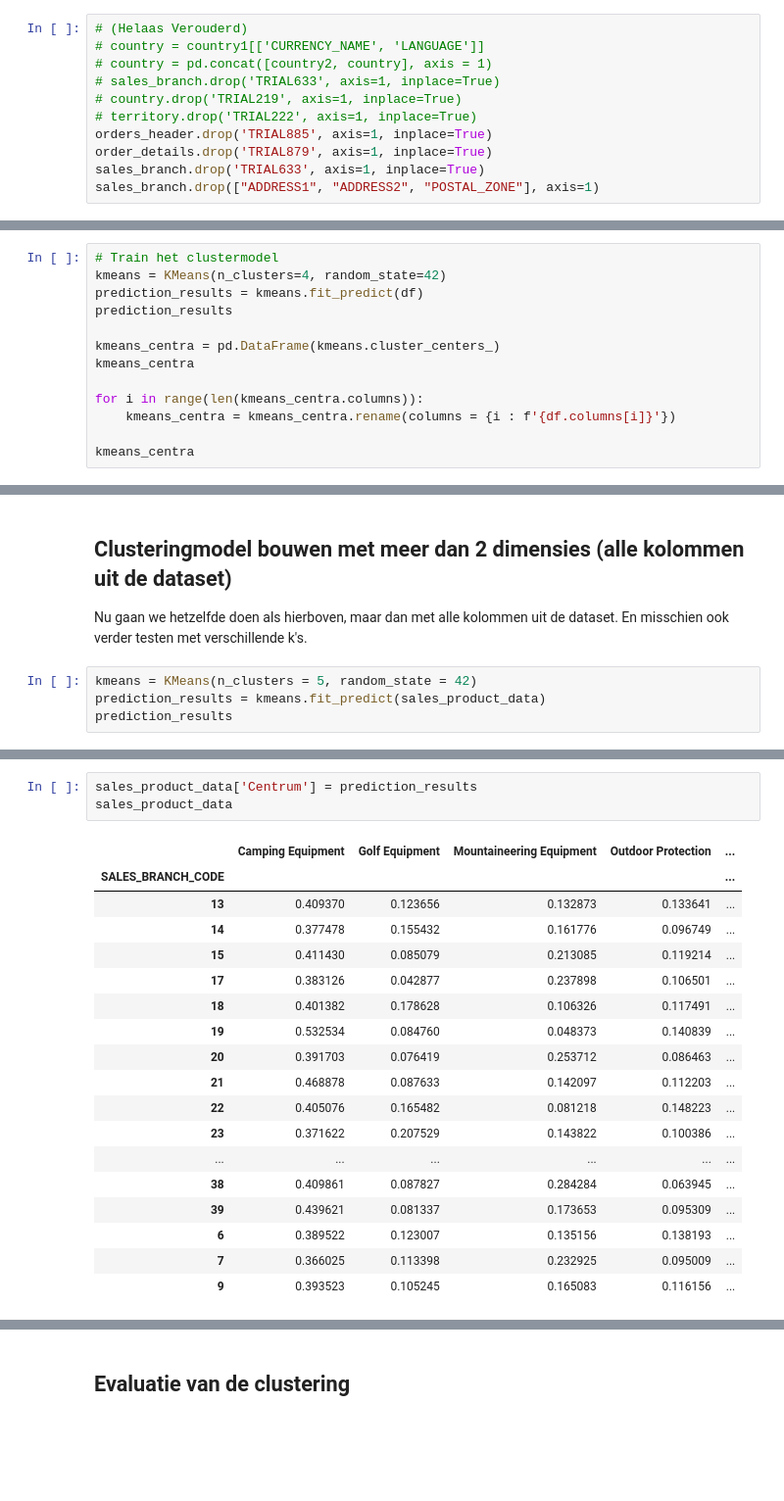
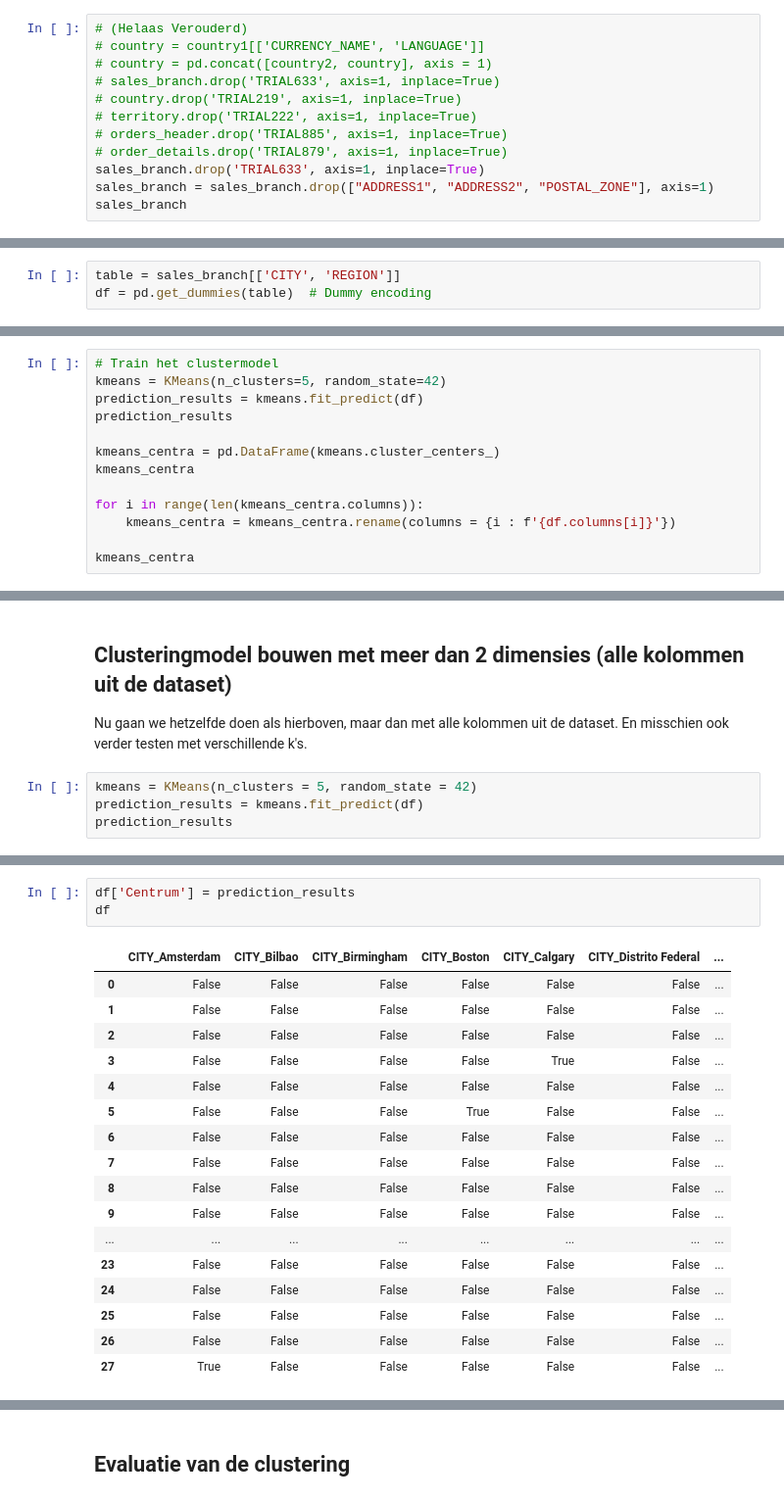
Before and after one commit to Peter-The-Great/DEDS_Portfolio_Week-8, a Jupyter notebook: clusteringmodel.ipynb, the cells around one changed output, grey strips where cells are left out. Shown at 98% size. Cells and saved outputs as stored; diff of their text form; blank space fills up the shorter version.

```diff
--- a/clusteringmodel.ipynb
+++ b/clusteringmodel.ipynb
@@ -324,10 +324,11 @@ Hier gaan we de data van de great outdoors inlezen en bepaalde data dropen.
 # sales_branch.drop('TRIAL633', axis=1, inplace=True)
 # country.drop('TRIAL219', axis=1, inplace=True)
 # territory.drop('TRIAL222', axis=1, inplace=True)
-orders_header.drop('TRIAL885', axis=1, inplace=True)
-order_details.drop('TRIAL879', axis=1, inplace=True)
+# orders_header.drop('TRIAL885', axis=1, inplace=True)
+# order_details.drop('TRIAL879', axis=1, inplace=True)
 sales_branch.drop('TRIAL633', axis=1, inplace=True)
-sales_branch.drop(["ADDRESS1", "ADDRESS2", "POSTAL_ZONE"], axis=1)
+sales_branch = sales_branch.drop(["ADDRESS1", "ADDRESS2", "POSTAL_ZONE"], axis=1)
+sales_branch
 # %% [output]
 |  | SALES_BRANCH_CODE | CITY | REGION | COUNTRY_CODE |
 | 0 | 13 | Hamburg | None | 2 |
@@ -389,3 +352,6 @@ sales_product_data = sales_product_data.groupby('SALES_BRANCH_CODE').aggregate(n
+# %%
+table = sales_branch[['CITY', 'REGION']]
+df = pd.get_dummies(table)  # Dummy encoding
 # %% [markdown]
 ## Clusteringmodel bouwen met 2 dimensies
 
@@ -421,7 +384,7 @@ table
 Een k-means clusteringmodel wordt geïnstantieerd met het gewenste aantal clusters (3 of 4 in het eerste geval, met een willenkeurigheid van 42) en toegepast op de 2D-dataset.
 # %%
 # Train het clustermodel
-kmeans = KMeans(n_clusters=4, random_state=42)
+kmeans = KMeans(n_clusters=5, random_state=42)
 prediction_results = kmeans.fit_predict(df)
 prediction_results
 
@@ -537,6 +508,6 @@ df.groupby('Centrum', as_index = False)['Centrum'].count()
 Nu gaan we hetzelfde doen als hierboven, maar dan met alle kolommen uit de dataset. En misschien ook verder testen met verschillende k's.
 # %%
 kmeans = KMeans(n_clusters = 5, random_state = 42)
-prediction_results = kmeans.fit_predict(sales_product_data)
+prediction_results = kmeans.fit_predict(df)
 prediction_results
 # %% [output]
@@ -545,22 +516,21 @@ array([4, 4, 2, 2, 4, 3, 2, 3, 4, 4, 0, 1, 1, 2, 0, 3, 2, 1, 1, 1, 3, 3,
 # %%
-sales_product_data['Centrum'] = prediction_results
-sales_product_data
+df['Centrum'] = prediction_results
+df
 # %% [output]
-|  | Camping Equipment | Golf Equipment | Mountaineering Equipment | Outdoor Protection | ... |
-| SALES_BRANCH_CODE |  |  |  |  | ... |
-| 13 | 0.409370 | 0.123656 | 0.132873 | 0.133641 | ... |
-| 14 | 0.377478 | 0.155432 | 0.161776 | 0.096749 | ... |
-| 15 | 0.411430 | 0.085079 | 0.213085 | 0.119214 | ... |
-| 17 | 0.383126 | 0.042877 | 0.237898 | 0.106501 | ... |
-| 18 | 0.401382 | 0.178628 | 0.106326 | 0.117491 | ... |
-| 19 | 0.532534 | 0.084760 | 0.048373 | 0.140839 | ... |
-| 20 | 0.391703 | 0.076419 | 0.253712 | 0.086463 | ... |
-| 21 | 0.468878 | 0.087633 | 0.142097 | 0.112203 | ... |
-| 22 | 0.405076 | 0.165482 | 0.081218 | 0.148223 | ... |
-| 23 | 0.371622 | 0.207529 | 0.143822 | 0.100386 | ... |
-| ... | ... | ... | ... | ... | ... |
-| 38 | 0.409861 | 0.087827 | 0.284284 | 0.063945 | ... |
-| 39 | 0.439621 | 0.081337 | 0.173653 | 0.095309 | ... |
-| 6 | 0.389522 | 0.123007 | 0.135156 | 0.138193 | ... |
-| 7 | 0.366025 | 0.113398 | 0.232925 | 0.095009 | ... |
-| 9 | 0.393523 | 0.105245 | 0.165083 | 0.116156 | ... |
+|  | CITY_Amsterdam | CITY_Bilbao | CITY_Birmingham | CITY_Boston | CITY_Calgary | CITY_Distrito Federal | ... |
+| 0 | False | False | False | False | False | False | ... |
+| 1 | False | False | False | False | False | False | ... |
+| 2 | False | False | False | False | False | False | ... |
+| 3 | False | False | False | False | True | False | ... |
+| 4 | False | False | False | False | False | False | ... |
+| 5 | False | False | False | True | False | False | ... |
+| 6 | False | False | False | False | False | False | ... |
+| 7 | False | False | False | False | False | False | ... |
+| 8 | False | False | False | False | False | False | ... |
+| 9 | False | False | False | False | False | False | ... |
+| ... | ... | ... | ... | ... | ... | ... | ... |
+| 23 | False | False | False | False | False | False | ... |
+| 24 | False | False | False | False | False | False | ... |
+| 25 | False | False | False | False | False | False | ... |
+| 26 | False | False | False | False | False | False | ... |
+| 27 | True | False | False | False | False | False | ... |
```
Also changed, not shown: parts of 19 cells of this notebook, 14 other files.
